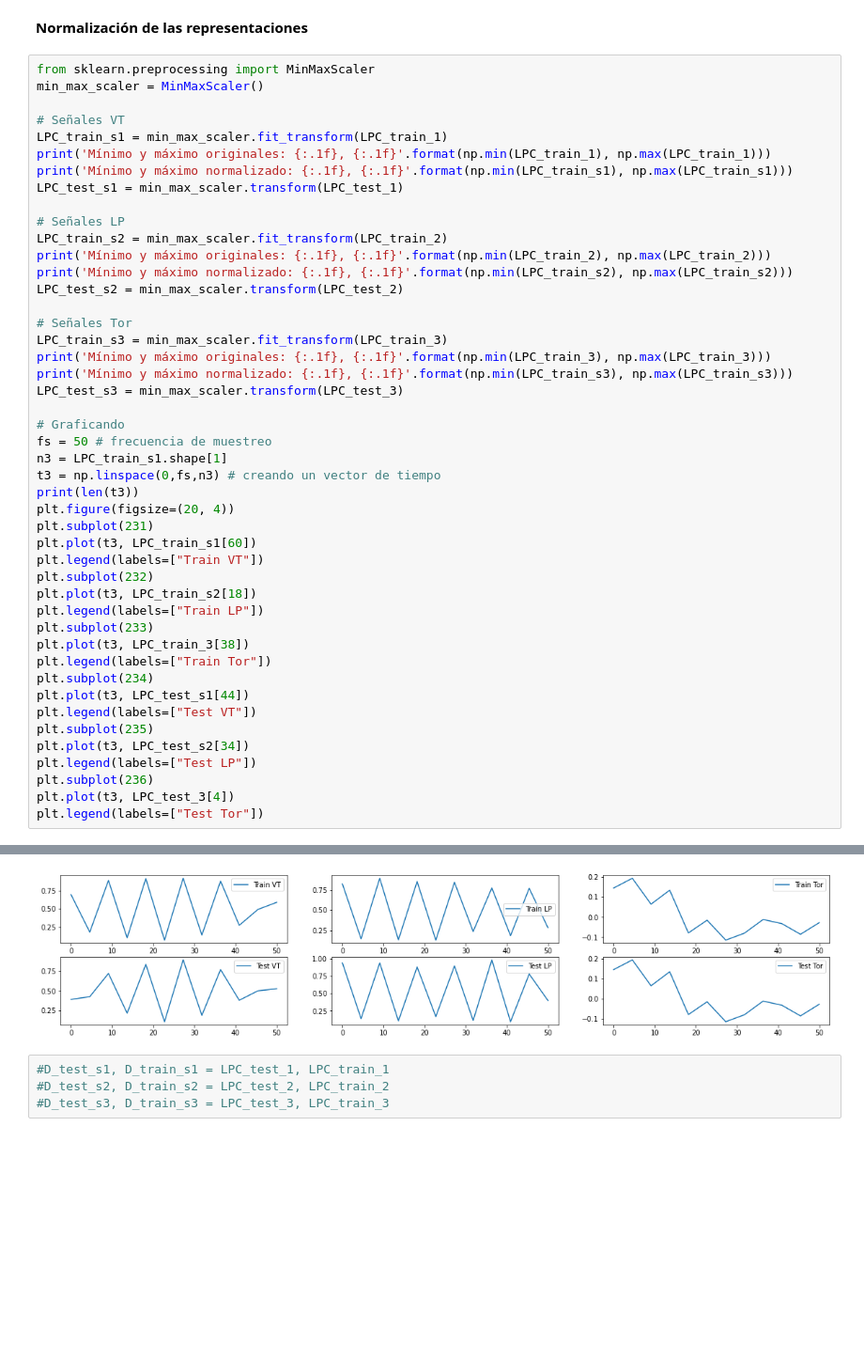
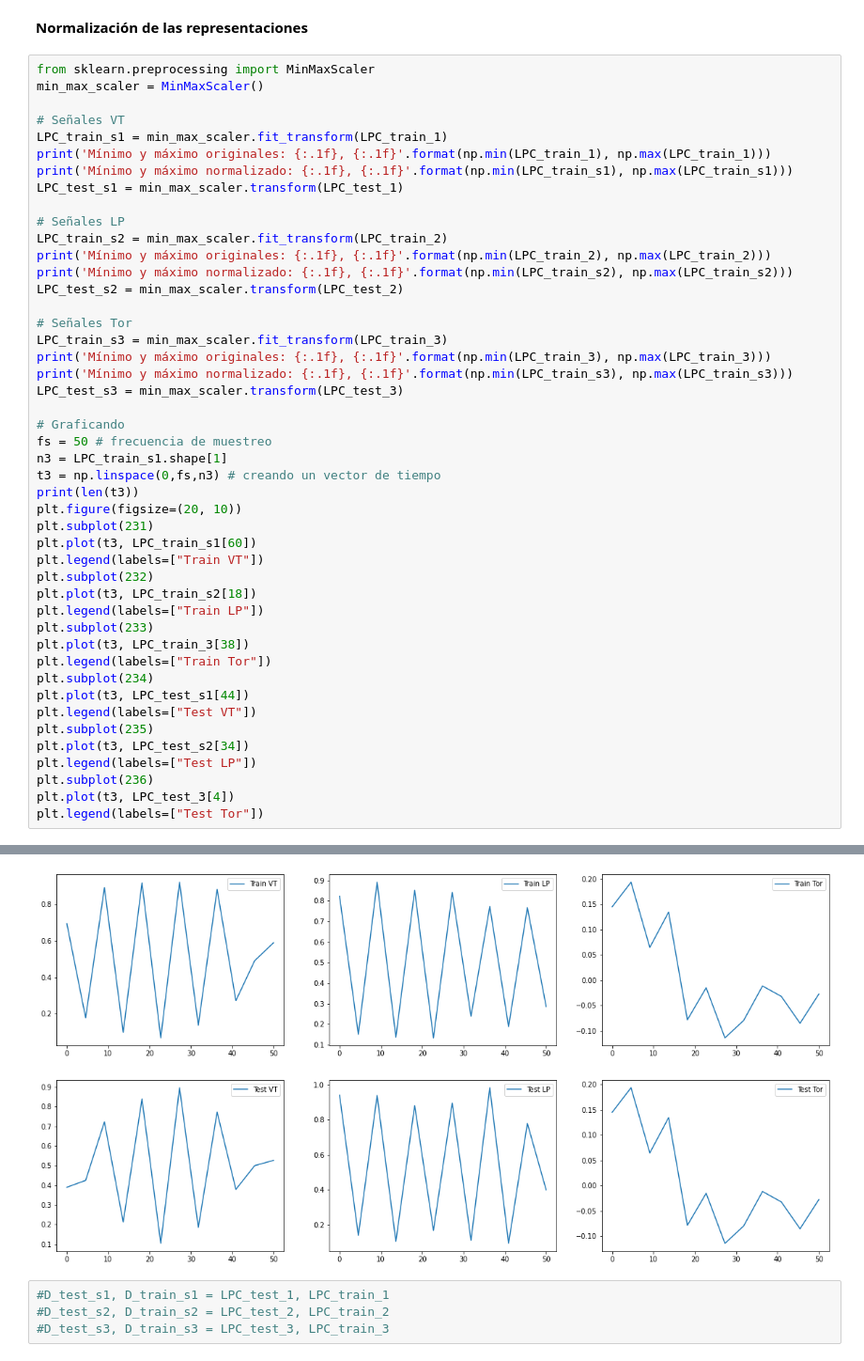
Before and after one commit to paulandrea0/Qualifica-LPC, a Jupyter notebook: LPC_Clasificador_MLPerseptron.ipynb, the cells around one changed output, grey strips where cells are left out. Shown: that part at 94% size. Drawn from its saved outputs; the diff is of its cells as text; blank space fills up the shorter version.

```diff
--- a/LPC_Clasificador_MLPerseptron.ipynb
+++ b/LPC_Clasificador_MLPerseptron.ipynb
@@ -768,35 +116,35 @@ fs = 50 # frecuencia de muestreo
 n3 = LPC_train_s1.shape[1]
 t3 = np.linspace(0,fs,n3) # creando un vector de tiempo
 print(len(t3))
-plt.figure(figsize=(20, 4))
+plt.figure(figsize=(20, 10))
 plt.subplot(231)
 plt.plot(t3, LPC_train_s1[60])
 plt.legend(labels=["Train VT"])
 plt.subplot(232)
 plt.plot(t3, LPC_train_s2[18])
 plt.legend(labels=["Train LP"])
 plt.subplot(233)
 plt.plot(t3, LPC_train_3[38])
 plt.legend(labels=["Train Tor"])
 plt.subplot(234)
 plt.plot(t3, LPC_test_s1[44])
 plt.legend(labels=["Test VT"])
 plt.subplot(235)
 plt.plot(t3, LPC_test_s2[34])
 plt.legend(labels=["Test LP"])
 plt.subplot(236)
 plt.plot(t3, LPC_test_3[4])
 plt.legend(labels=["Test Tor"])
 # %% [output]
 Mínimo y máximo originales: -7.9, 7.7
 Mínimo y máximo normalizado: 0.0, 1.0
 Mínimo y máximo originales: -6.6, 6.5
 Mínimo y máximo normalizado: 0.0, 1.0
 Mínimo y máximo originales: -0.1, 0.2
 Mínimo y máximo normalizado: 0.0, 0.0
 12
 <matplotlib.legend.Legend at 0x...>
-[figure, old version]
+[figure, new version]
 # %%
 #D_test_s1, D_train_s1 = LPC_test_1, LPC_train_1
 #D_test_s2, D_train_s2 = LPC_test_2, LPC_train_2
```
Also changed, not shown: parts of 25 cells of this notebook.
